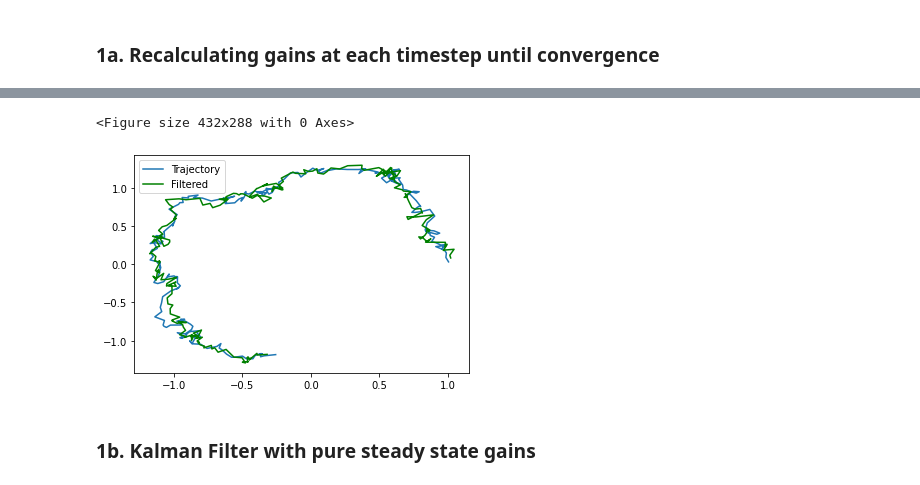
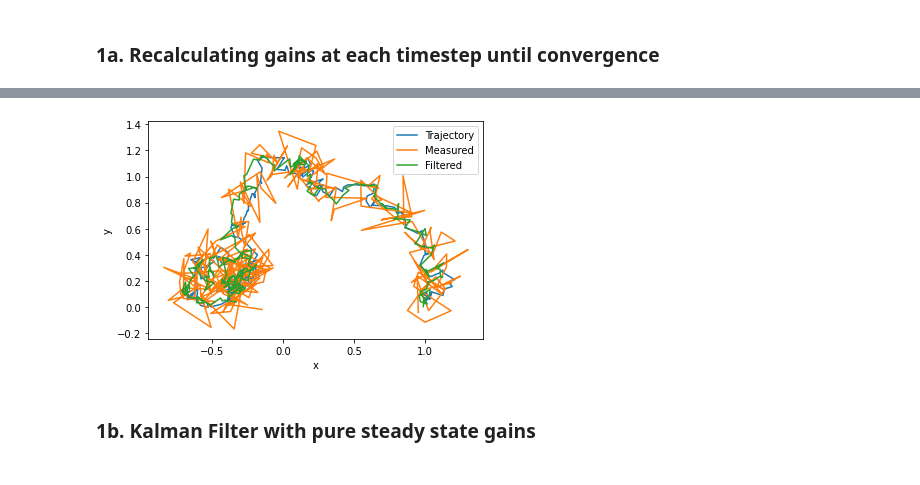
Before and after one commit to ssanghavi404/transformers-dynamical-systems, a Jupyter notebook: Baselines_tests.ipynb, the cells around one changed output, grey strips where cells are left out. Drawn from its saved outputs; the diff is of its cells as text; code cells hidden in the pictures.

```diff
--- a/Baselines_tests.ipynb
+++ b/Baselines_tests.ipynb
@@ -87,15 +43,14 @@ plt.show()
 # %% [markdown]
 ### 1a. Recalculating gains at each timestep until convergence
 # %%
-err_fltr = 0
 kfiltered = np.zeros(shape=(num_traj, T, state_dim))
 
-for i in range(num_traj): # only the test trajs
+for i in range(num_traj):
     kinematics_forward = KFilter(A, B, C, Q, R, state=x0)
-    fltr = kinematics_forward.simulate(meas[i], u_seq[i])
-    kfiltered[i] = fltr
-    err_fltr += np.linalg.norm(fltr[CUT:,:] - traj[i,CUT:,:])**2
+    kfiltered[i] = kinematics_forward.simulate(meas[i], u_seq[i])
 
-print("Average Squared Error:", err_fltr / num_traj_test / T)
+err_fltr = np.linalg.norm(kfiltered - traj)**2 / num_traj / T
+
+print("Average Squared Error:", err_fltr)
 # %% [output]
 Converged in 18 iterations
@@ -118,11 +57,0 @@ Average Squared Error: 0.031272282098820194
-# %%
-# FOR THE MOVING ON A CIRCLE SYSTEM
-plt.figure()
-fig, ax = plt.subplots()
-linetraj, = ax.plot(traj[ind_to_vis, CUT:, 0], traj[ind_to_vis, CUT:,1], label="Trajectory")
-linefltr, = ax.plot(kfiltered[ind_to_vis, CUT:, 0], kfiltered[ind_to_vis, CUT:,1], label="Filtered", color='g')
-plt.legend()
-plt.show()
-# %% [output]
-<Figure size 432x288 with 0 Axes>
-[figure, removed]
@@ -167,3 +58,7 @@ plt.show()
+# %%
+plot({'Trajectory': traj[0], 'Measured': meas[0], 'Filtered': kfiltered[0]})
+# %% [output]
+[figure, added]
 # %% [markdown]
 ### 1b. Kalman Filter with pure steady state gains
 # %%
```
Also changed, not shown: parts of 32 cells of this notebook, 8 other files.
